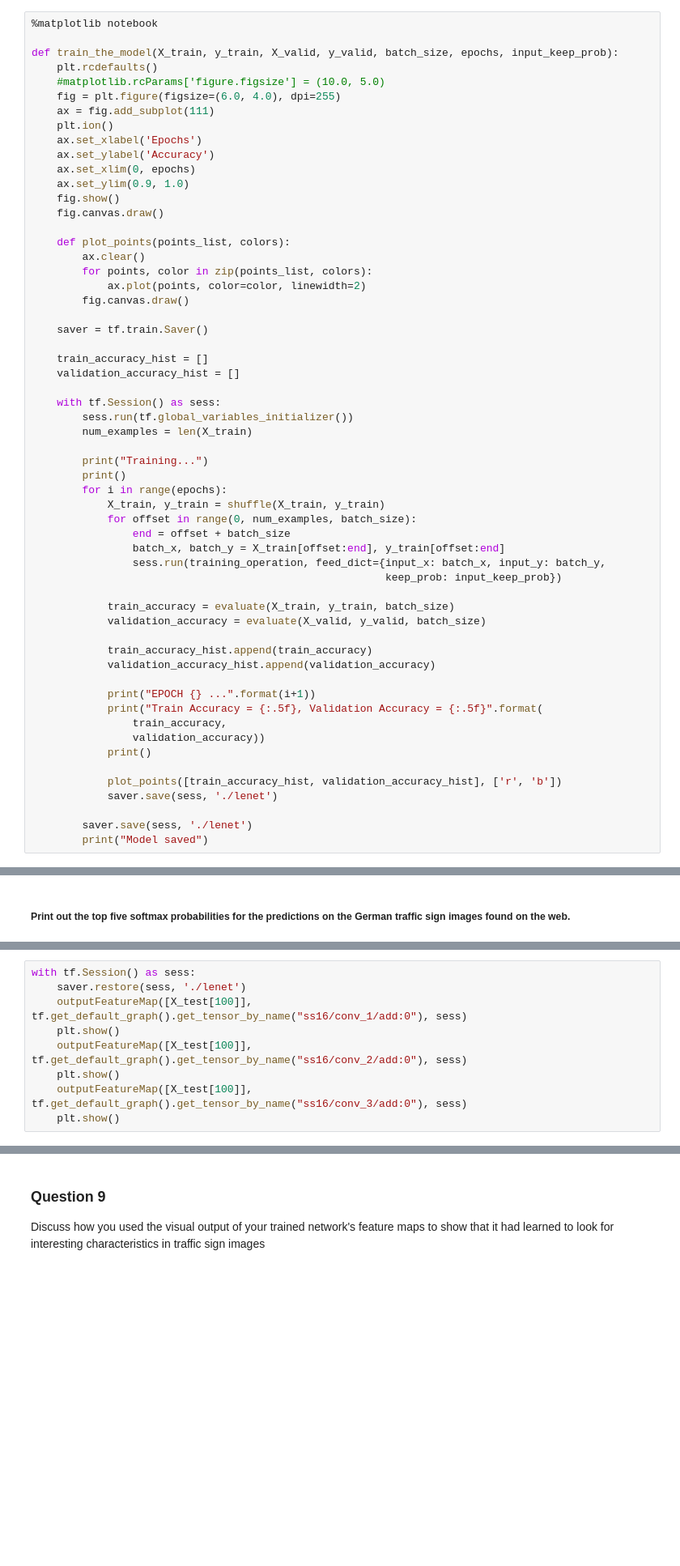
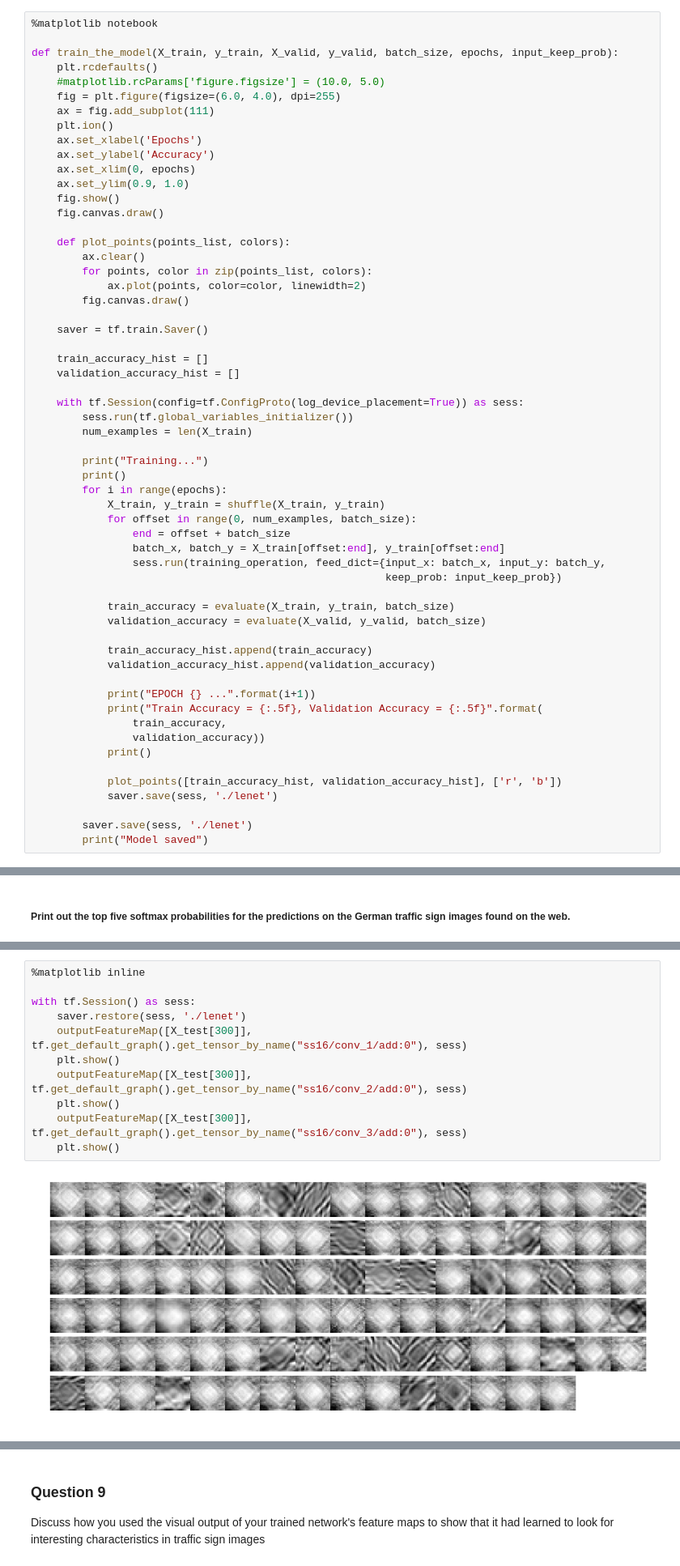
Before and after one commit to DukeXar/CarND-Traffic-Sign-Classifier-Project-pub, a Jupyter notebook: Traffic_Sign_Classifier.ipynb, the cells around one changed output, grey strips where cells are left out. Shown at 81% size. Cells and saved outputs as stored; diff of their text form; blank space fills up the shorter version.

```diff
--- a/Traffic_Sign_Classifier.ipynb
+++ b/Traffic_Sign_Classifier.ipynb
@@ -853,7 +899,7 @@ def train_the_model(X_train, y_train, X_valid, y_valid, batch_size, epochs, inpu
     train_accuracy_hist = []
     validation_accuracy_hist = []
 
-    with tf.Session() as sess:
+    with tf.Session(config=tf.ConfigProto(log_device_placement=True)) as sess:
         sess.run(tf.global_variables_initializer())
         num_examples = len(X_train)
 
@@ -1057,11 +1150,15 @@ def outputFeatureMap(image_input, tf_activation, sess, activation_min=-1, activa
         else:
             plt.imshow(activation[0,:,:, featuremap], interpolation="nearest", cmap="gray")
 # %%
+%matplotlib inline
+
 with tf.Session() as sess:
     saver.restore(sess, './lenet')
-    outputFeatureMap([X_test[100]], tf.get_default_graph().get_tensor_by_name("ss16/conv_1/add:0"), sess)
+    outputFeatureMap([X_test[300]], tf.get_default_graph().get_tensor_by_name("ss16/conv_1/add:0"), sess)
     plt.show()
-    outputFeatureMap([X_test[100]], tf.get_default_graph().get_tensor_by_name("ss16/conv_2/add:0"), sess)
+    outputFeatureMap([X_test[300]], tf.get_default_graph().get_tensor_by_name("ss16/conv_2/add:0"), sess)
     plt.show()
-    outputFeatureMap([X_test[100]], tf.get_default_graph().get_tensor_by_name("ss16/conv_3/add:0"), sess)
+    outputFeatureMap([X_test[300]], tf.get_default_graph().get_tensor_by_name("ss16/conv_3/add:0"), sess)
     plt.show()
+# %% [output]
+[figure, added]
```
Also changed, not shown: parts of 20 cells of this notebook.
